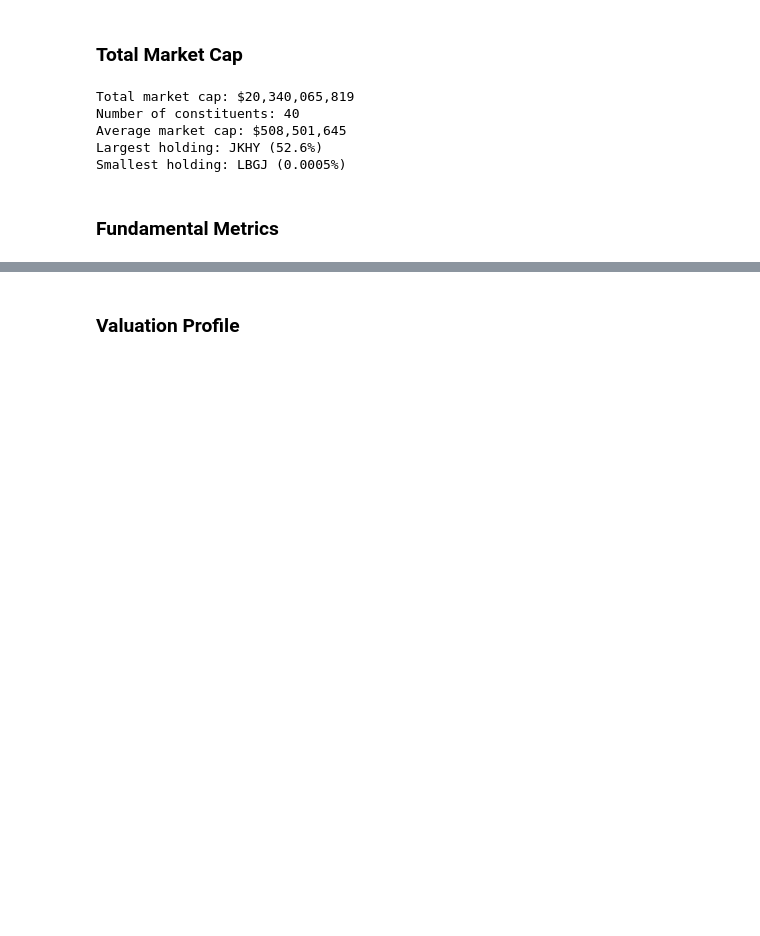
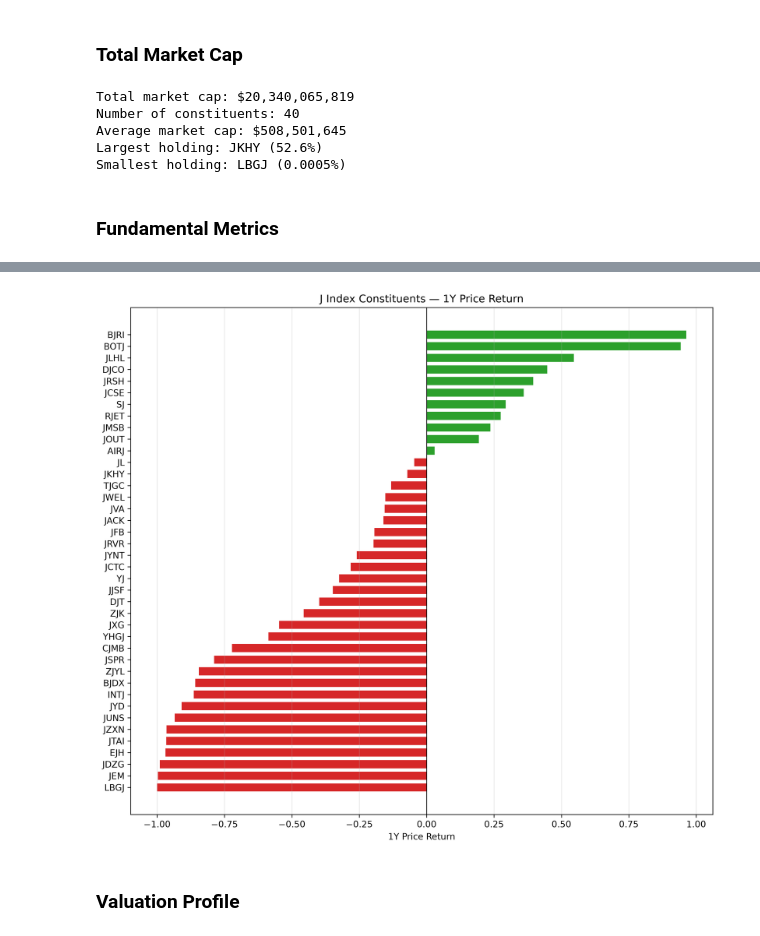
Before and after one commit to enarroied/mess_box, a Jupyter notebook: j_index/retrrieve_data.ipynb, the cells around one changed output, grey strips where cells are left out. Saved outputs shown, nothing was run; the diff lists cells and outputs as text; code cells hidden in the pictures; blank space fills up the shorter version.

```diff
--- a/j_index/retrrieve_data.ipynb
+++ b/j_index/retrrieve_data.ipynb
@@ -401,2 +704,20 @@ j_index_full.head(10)
+# %%
+wl_chart = winners_losers.sort_values("price_return_1y")
+
+fig, ax = plt.subplots(figsize=(10, 9), dpi=300)
+
+colors = ["#d62728" if r < 0 else "#2ca02c" for r in wl_chart["price_return_1y"]]
+
+ax.barh(wl_chart["Symbol"], wl_chart["price_return_1y"], color=colors, height=0.7)
+ax.axvline(0, color="black", linewidth=0.8)
+ax.set_title("J Index Constituents \u2014 1Y Price Return")
+ax.set_xlabel("1Y Price Return")
+ax.grid(True, axis="x", alpha=0.3)
+
+plt.tight_layout()
+plt.savefig("img/winners_losers.png", dpi=300, bbox_inches="tight")
+plt.show()
+# %% [output]
+[figure, added]
 # %% [markdown]
 ### Valuation Profile
```
Also changed, not shown: parts of 27 cells of this notebook, 5 other files.
